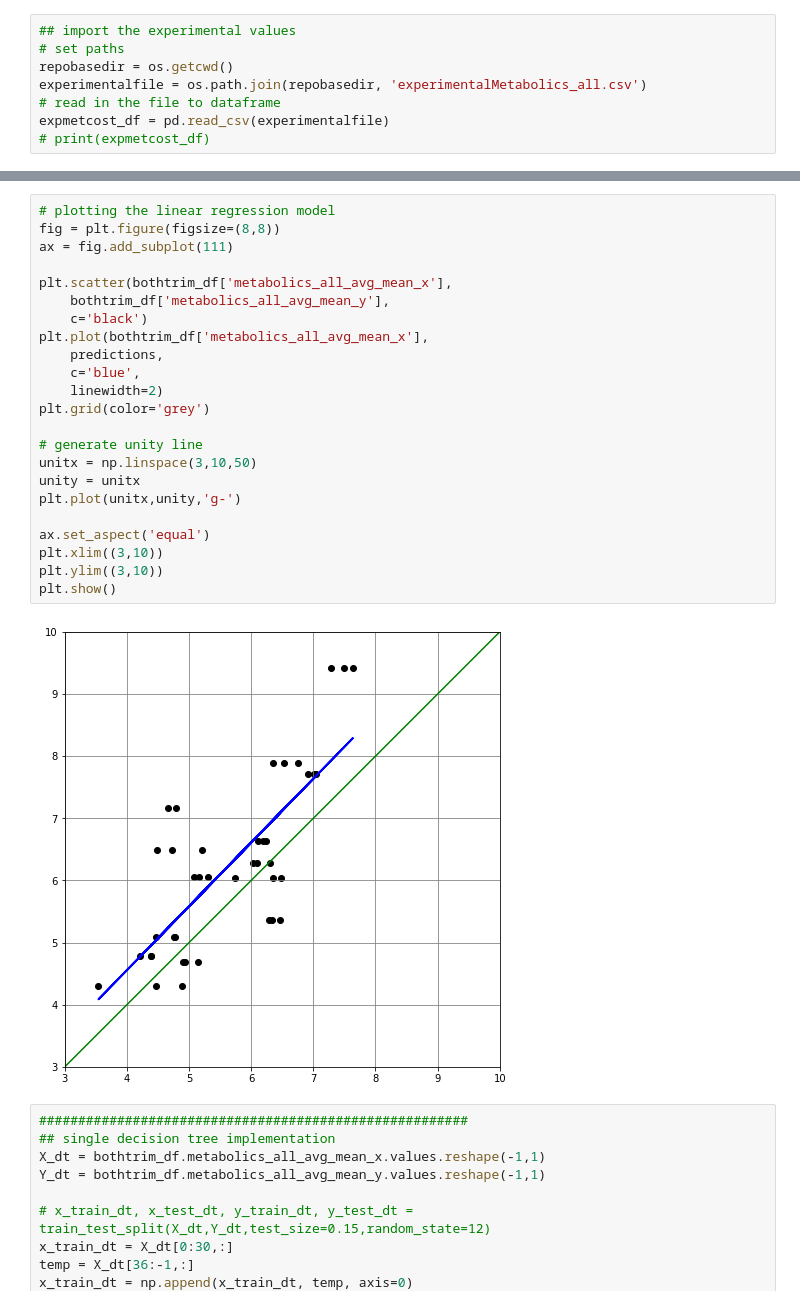
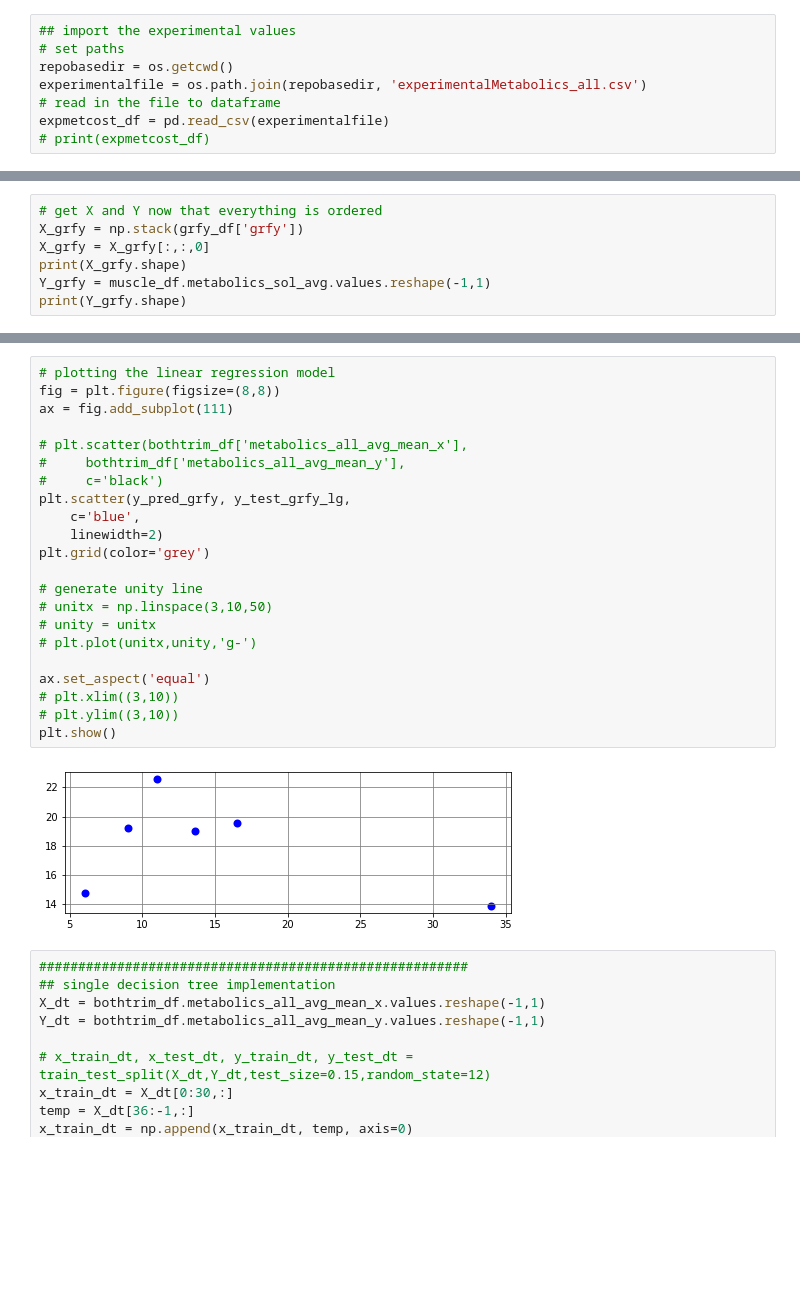
Before and after one commit to stingjp/muscleEnergyModel, a Jupyter notebook: grfToSingleMuscleMetabolcs.ipynb, the cells around one changed output, grey strips where cells are left out. Cells and saved outputs as stored; diff of their text form; blank space fills up the shorter version.

Commit message:
working on the single muscle predictions from grf

```diff
--- a/grfToSingleMuscleMetabolcs.ipynb
+++ b/grfToSingleMuscleMetabolcs.ipynb
@@ -134,0 +128,7 @@ RMSE baseline: 1.085691 W/kg
+# %%
+# get X and Y now that everything is ordered
+X_grfy = np.stack(grfy_df['grfy'])
+X_grfy = X_grfy[:,:,0]
+print(X_grfy.shape)
+Y_grfy = muscle_df.metabolics_sol_avg.values.reshape(-1,1)
+print(Y_grfy.shape)
@@ -135,28 +169,27 @@ RMSE baseline: 1.085691 W/kg
 # %%
 # plotting the linear regression model
 fig = plt.figure(figsize=(8,8))
 ax = fig.add_subplot(111)
 
-plt.scatter(bothtrim_df['metabolics_all_avg_mean_x'],
-    bothtrim_df['metabolics_all_avg_mean_y'],
-    c='black')
-plt.plot(bothtrim_df['metabolics_all_avg_mean_x'],
-    predictions,
+# plt.scatter(bothtrim_df['metabolics_all_avg_mean_x'],
+#     bothtrim_df['metabolics_all_avg_mean_y'],
+#     c='black')
+plt.scatter(y_pred_grfy, y_test_grfy_lg,
     c='blue',
     linewidth=2)
 plt.grid(color='grey')
 
 # generate unity line
-unitx = np.linspace(3,10,50)
-unity = unitx
-plt.plot(unitx,unity,'g-')
+# unitx = np.linspace(3,10,50)
+# unity = unitx
+# plt.plot(unitx,unity,'g-')
 
 ax.set_aspect('equal')
-plt.xlim((3,10))
-plt.ylim((3,10))
+# plt.xlim((3,10))
+# plt.ylim((3,10))
 plt.show()
 # %% [output]
-[figure, old version]
+[figure, new version]
 # %%
 #######################################################
 ## single decision tree implementation
```
Also changed, not shown: parts of 8 cells of this notebook.
